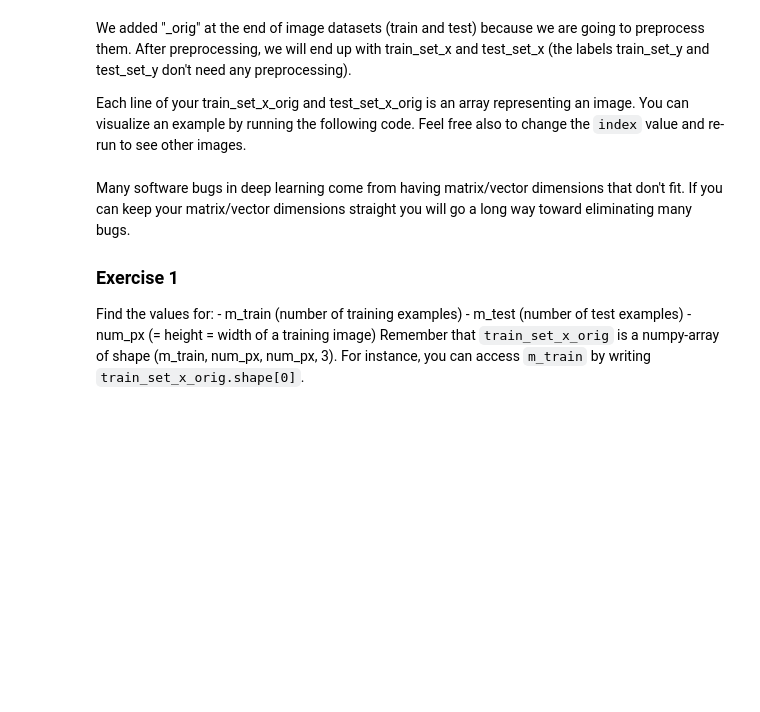
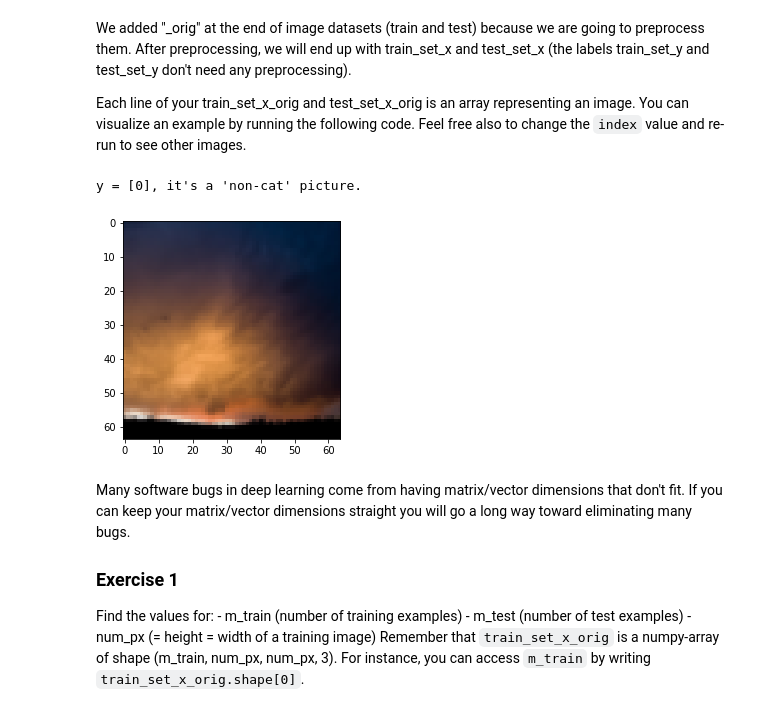
Before and after one commit to Iliaromanov/Deep-Learning-Practice, a Jupyter notebook: week2/Logistic_Regression_with_a_Neural_Network_mindset.ipynb, the cells around one changed output. Drawn from its saved outputs; the diff is of its cells as text; code cells hidden in the pictures; blank space fills up the shorter version.

Commit message:
importing and flattening out image data

```diff
--- a/week2/Logistic_Regression_with_a_Neural_Network_mindset.ipynb
+++ b/week2/Logistic_Regression_with_a_Neural_Network_mindset.ipynb
@@ -78,9 +78,12 @@ We added "_orig" at the end of image datasets (train and test) because we are go
 Each line of your train_set_x_orig and test_set_x_orig is an array representing an image. You can visualize an example by running the following code. Feel free also to change the `index` value and re-run to see other images.
 # %%
 # Example of a picture
-index = 25
+index = 0
 plt.imshow(train_set_x_orig[index])
 print ("y = " + str(train_set_y[:, index]) + ", it's a '" + classes[np.squeeze(train_set_y[:, index])].decode("utf-8") +  "' picture.")
+# %% [output]
+y = [0], it's a 'non-cat' picture.
+[figure, added]
 # %% [markdown]
 Many software bugs in deep learning come from having matrix/vector dimensions that don't fit. If you can keep your matrix/vector dimensions straight you will go a long way toward eliminating many bugs.
 
```
Also changed, not shown: parts of 2 cells of this notebook.
